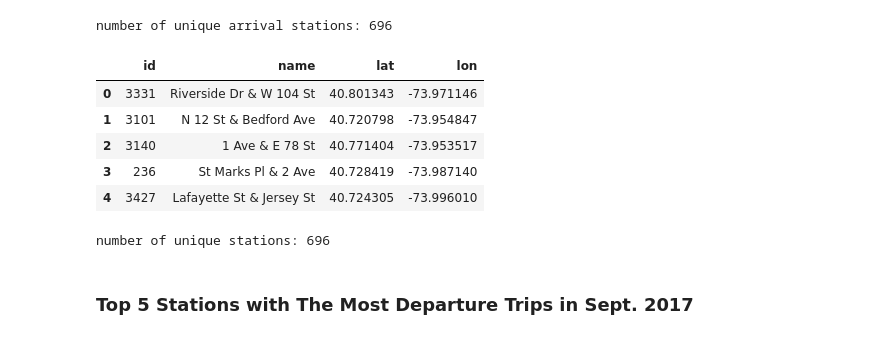
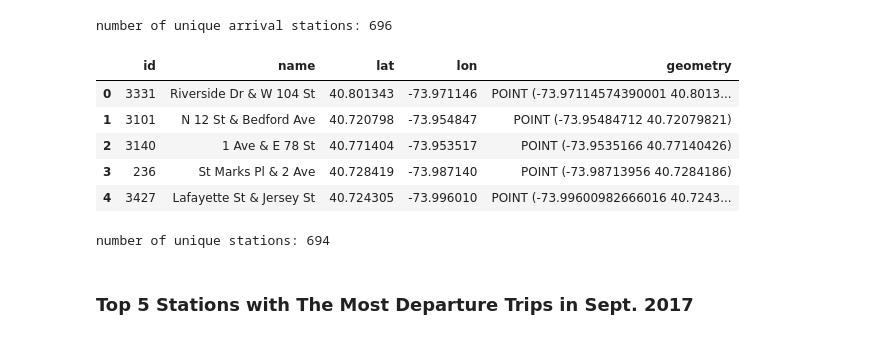
Before and after one commit to ianxxiao/PUI2017_ixx200, a Jupyter notebook: Project/citibike_load_balancing.ipynb, the cells around one changed output. Saved outputs shown, nothing was run; the diff lists cells and outputs as text; code cells hidden in the pictures.

```diff
--- a/Project/citibike_load_balancing.ipynb
+++ b/Project/citibike_load_balancing.ipynb
@@ -143,8 +143,11 @@ bike.sample(10)
 - Count the number of trips and group by starting and ending station accordingly
 - Create a table of bike station, hour, total # of departure, total # of arrival, # of bikes at the dock, and lat/long; assuming there are 20 bikes at the beginning of the day at 12 a.m.
 # %%
-uni_dep_stations = bike[['start station id', 'start station name', 'start station latitude', 'start station longitude']].drop_duplicates()
-uni_arv_stations = bike[['end station id', 'end station name', 'end station latitude', 'end station longitude']].drop_duplicates()
+uni_dep_stations = bike[['start station id', 'start station name',
+                         'start station latitude', 'start station longitude']].drop_duplicates()
+
+uni_arv_stations = bike[['end station id', 'end station name',
+                         'end station latitude', 'end station longitude']].drop_duplicates()
 # %%
 print ("number of unique departure stations: {}".format(uni_dep_stations.shape[0]))
 # %% [output]
@@ -156,20 +159,25 @@ number of unique arrival stations: 696
 # %%
 # Create a dataset with all unique station id, name, and lat/lon
 uni_dep_stations.columns = ["id", "name", "lat", "lon"]
 uni_arv_stations.columns = ["id", "name", "lat", "lon"]
 uni_station = pd.concat([uni_dep_stations, uni_arv_stations], axis = 0).drop_duplicates()
 uni_station.head()
+
+# Convert to Geo DataFrame
+uni_station['geometry'] =  uni_station.apply(lambda x: Point((float(x.lon)), (float(x.lat))), axis = 1)
+uni_station = gpd.GeoDataFrame(uni_station, geometry = 'geometry').drop(uni_station[uni_station.lon ==0].index)
+uni_station.head()
 # %% [output]
-|  | id | name | lat | lon |
-| 0 | 3331 | Riverside Dr & W 104 St | 40.801343 | -73.971146 |
-| 1 | 3101 | N 12 St & Bedford Ave | 40.720798 | -73.954847 |
-| 2 | 3140 | 1 Ave & E 78 St | 40.771404 | -73.953517 |
-| 3 | 236 | St Marks Pl & 2 Ave | 40.728419 | -73.987140 |
-| 4 | 3427 | Lafayette St & Jersey St | 40.724305 | -73.996010 |
+|  | id | name | lat | lon | geometry |
+| 0 | 3331 | Riverside Dr & W 104 St | 40.801343 | -73.971146 | POINT (-73.97114574390001 40.8013... |
+| 1 | 3101 | N 12 St & Bedford Ave | 40.720798 | -73.954847 | POINT (-73.95484712 40.72079821) |
+| 2 | 3140 | 1 Ave & E 78 St | 40.771404 | -73.953517 | POINT (-73.9535166 40.77140426) |
+| 3 | 236 | St Marks Pl & 2 Ave | 40.728419 | -73.987140 | POINT (-73.98713956 40.7284186) |
+| 4 | 3427 | Lafayette St & Jersey St | 40.724305 | -73.996010 | POINT (-73.99600982666016 40.7243... |
 # %%
 print ("number of unique stations: {}".format(uni_station.shape[0]))
 # %% [output]
-number of unique stations: 696
+number of unique stations: 694
 # %% [markdown]
 ### Top 5 Stations with The Most Departure Trips in Sept. 2017
 # %%
```
Also changed, not shown: parts of 37 cells of this notebook, 11 other files.
